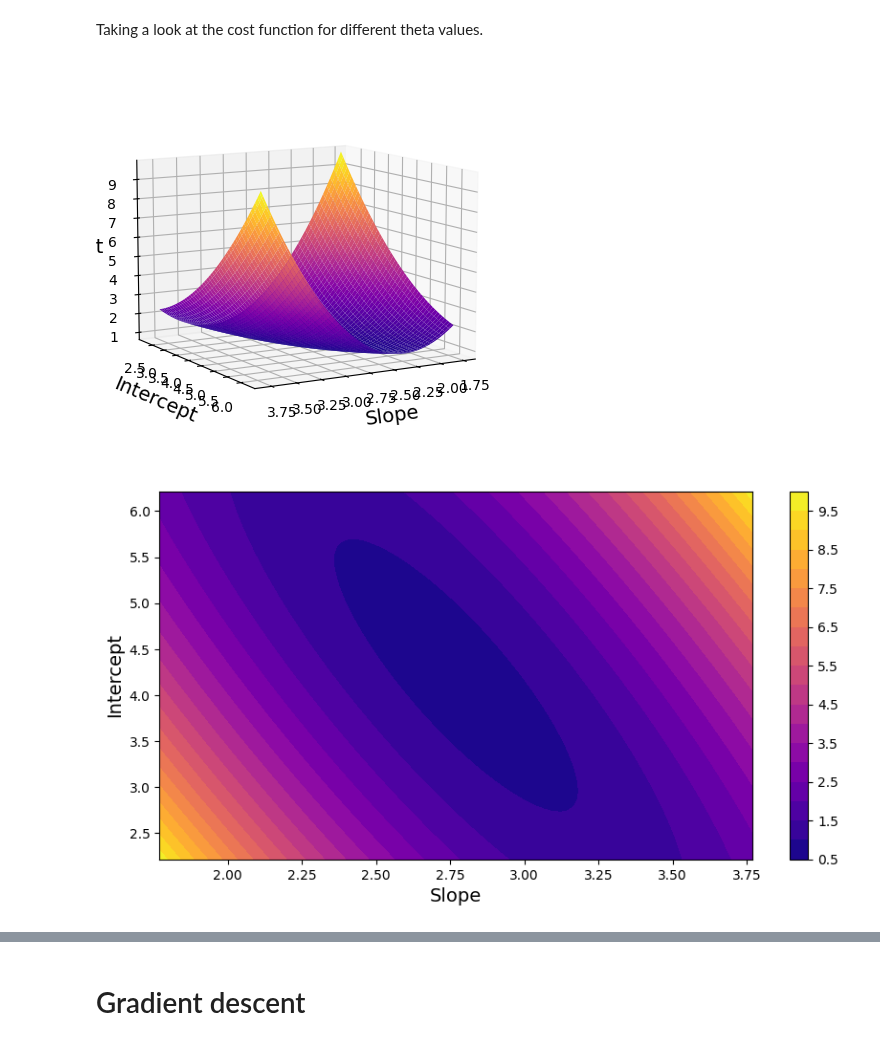
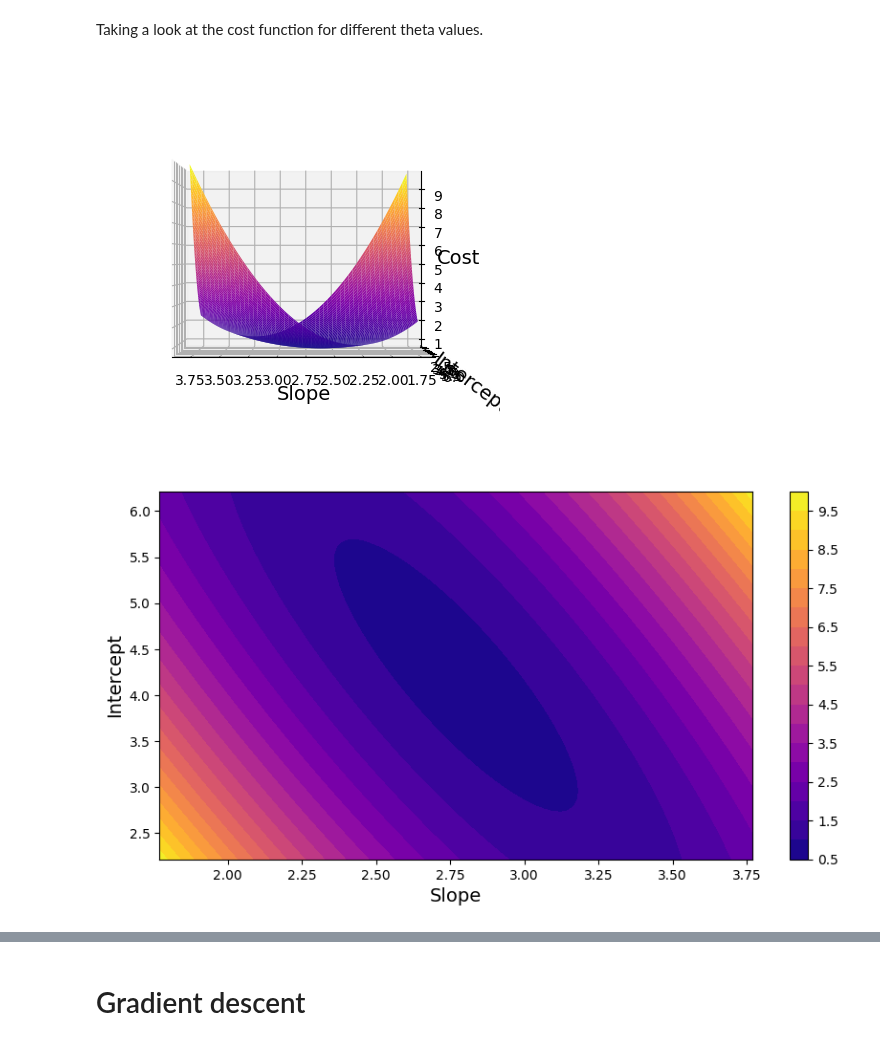
Before and after one commit to MrIsCM/Learning-Machine-Learning, a Jupyter notebook: Notebooks/04_training_linear_models.ipynb, the cells around one changed output, grey strips where cells are left out. Drawn from its saved outputs; the diff is of its cells as text; code cells hidden in the pictures.

Commit message:
Better visualizations for the cost function

```diff
--- a/Notebooks/04_training_linear_models.ipynb
+++ b/Notebooks/04_training_linear_models.ipynb
@@ -115,27 +124,27 @@ best_intercept_idx = find_value(intercepts, intercept)
 # %%
 # Plot the cost function in 3D
 from mpl_toolkits.mplot3d import Axes3D
 
 fig = plt.figure(figsize=(12, 5))
 ax = fig.add_subplot(111, projection='3d')
 X, Y = np.meshgrid(slopes, intercepts)
 ax.plot_surface(X, Y, costs, cmap='plasma')
-ax.view_init(elev=10, azim=60)
+ax.view_init(elev=0, azim=90)
 ax.set_xlabel('Slope')
 ax.set_ylabel('Intercept')
 ax.set_zlabel('Cost')
 plt.show()
 
 
 # Plot the cost function in 2D
 plt.figure(figsize=(10, 5))
 plt.contourf(X, Y, costs, levels=20, cmap='plasma')
 plt.xlabel('Slope')
 plt.ylabel('Intercept')
 plt.colorbar()
 plt.show()
 # %% [output]
-[figure, old version]
+[figure, new version]
 [figure]
 # %%
 # Plot cost function for slope and intercept separately
```
Also changed, not shown: parts of 3 cells of this notebook.
